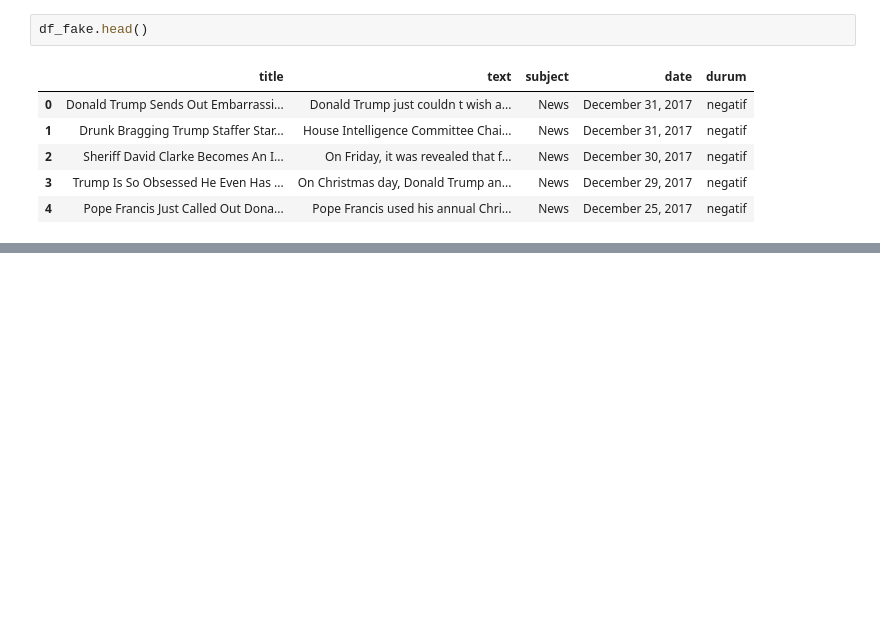
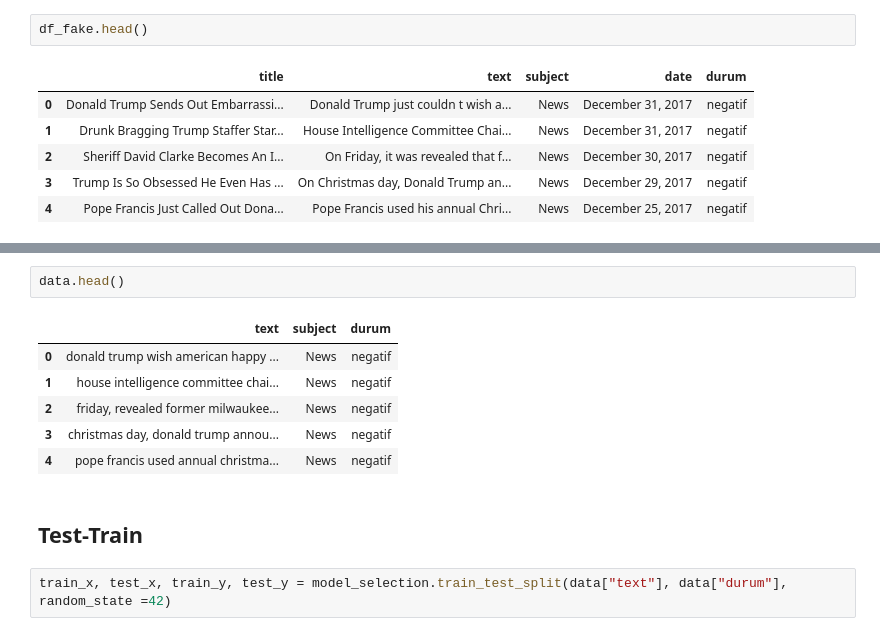
Before and after one commit to humeyragok/Fake_true_news, a Jupyter notebook: Untitled.ipynb, the cells around one changed output, grey strips where cells are left out. Cells and saved outputs as stored; diff of their text form; blank space fills up the shorter version.

```diff
--- a/Untitled.ipynb
+++ b/Untitled.ipynb
@@ -142,0 +189,13 @@ df_fake.head()
+# %%
+data.head()
+# %% [output]
+|  | text | subject | durum |
+| 0 | donald trump wish american happy ... | News | negatif |
+| 1 | house intelligence committee chai... | News | negatif |
+| 2 | friday, revealed former milwaukee... | News | negatif |
+| 3 | christmas day, donald trump annou... | News | negatif |
+| 4 | pope francis used annual christma... | News | negatif |
+# %% [markdown]
+## Test-Train
+# %%
+train_x, test_x, train_y, test_y = model_selection.train_test_split(data["text"], data["durum"], random_state =42)
```
Also changed, not shown: parts of 22 cells of this notebook.
